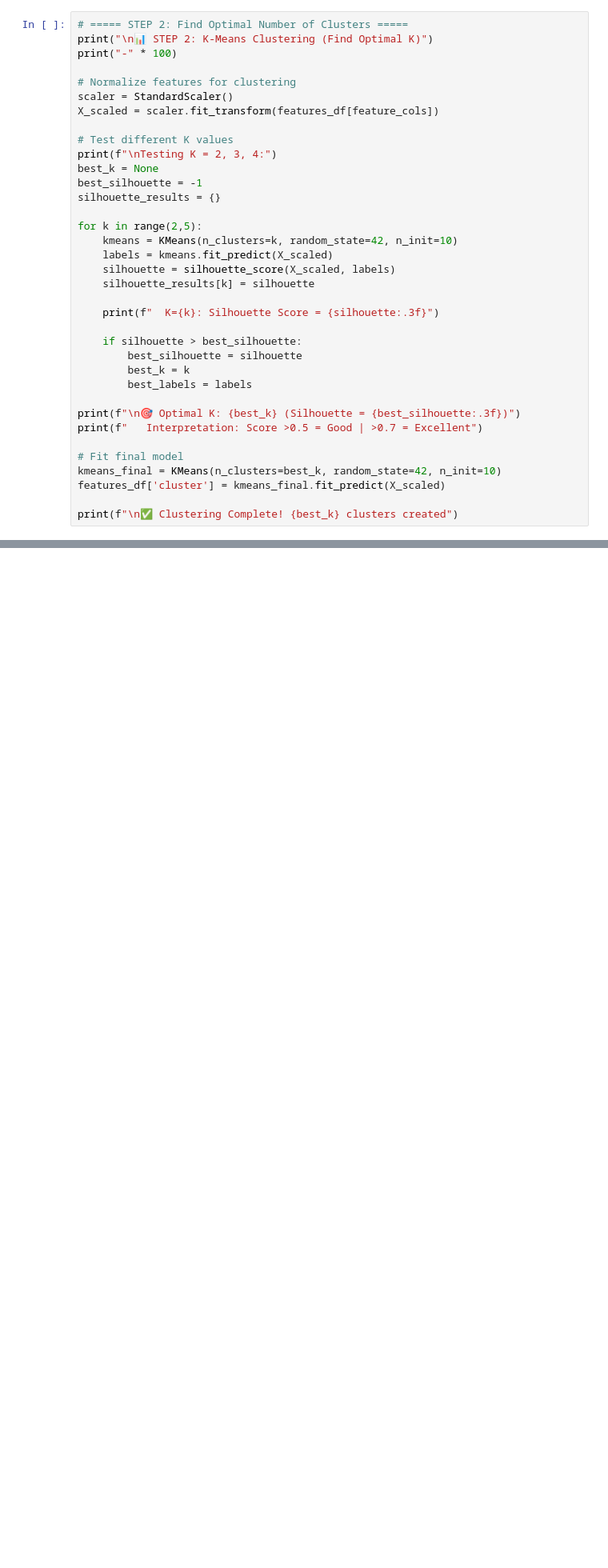
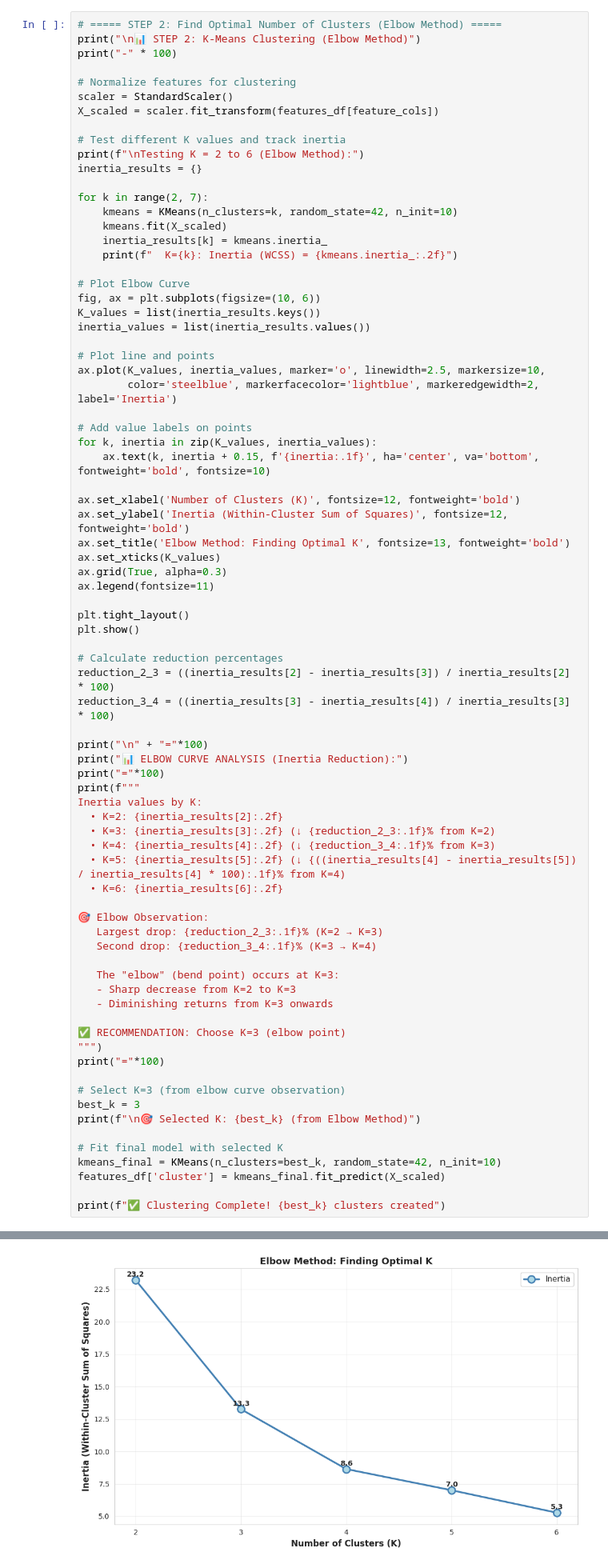
Before and after one commit to AumJi/BOTNOI-Internship, a Jupyter notebook: main.ipynb, the cells around one changed output, grey strips where cells are left out. Shown at 80% size. Drawn from its saved outputs; the diff is of its cells as text; blank space fills up the shorter version.

Commit message:
feat: update K-Means clustering algorithm and README

```diff
--- a/main.ipynb
+++ b/main.ipynb
@@ -1001,39 +995,81 @@ Feature Statistics:
 | 75% | 36.25 | 59.58 | 4.14 |
 | max | 45.00 | 148.48 | 4.54 |
 # %%
-# ===== STEP 2: Find Optimal Number of Clusters =====
-print("\n📊 STEP 2: K-Means Clustering (Find Optimal K)")
+# ===== STEP 2: Find Optimal Number of Clusters (Elbow Method) =====
+print("\n📊 STEP 2: K-Means Clustering (Elbow Method)")
 print("-" * 100)
 
 # Normalize features for clustering
 scaler = StandardScaler()
 X_scaled = scaler.fit_transform(features_df[feature_cols])
 
-# Test different K values
-print(f"\nTesting K = 2, 3, 4:")
-best_k = None
-best_silhouette = -1
-silhouette_results = {}
+# Test different K values and track inertia
+print(f"\nTesting K = 2 to 6 (Elbow Method):")
+inertia_results = {}
 
-for k in range(2,5):
+for k in range(2, 7):
     kmeans = KMeans(n_clusters=k, random_state=42, n_init=10)
-    labels = kmeans.fit_predict(X_scaled)
-    silhouette = silhouette_score(X_scaled, labels)
-    silhouette_results[k] = silhouette
+    kmeans.fit(X_scaled)
+    inertia_results[k] = kmeans.inertia_
+    print(f"  K={k}: Inertia (WCSS) = {kmeans.inertia_:.2f}")
 
-    print(f"  K={k}: Silhouette Score = {silhouette:.3f}")
+# Plot Elbow Curve
+fig, ax = plt.subplots(figsize=(10, 6))
+K_values = list(inertia_results.keys())
+inertia_values = list(inertia_results.values())
 
-    if silhouette > best_silhouette:
-        best_silhouette = silhouette
-        best_k = k
-        best_labels = labels
+# Plot line and points
+ax.plot(K_values, inertia_values, marker='o', linewidth=2.5, markersize=10,
+        color='steelblue', markerfacecolor='lightblue', markeredgewidth=2, label='Inertia')
 
-print(f"\n🎯 Optimal K: {best_k} (Silhouette = {best_silhouette:.3f})")
-print(f"   Interpretation: Score >0.5 = Good | >0.7 = Excellent")
+# Add value labels on points
+for k, inertia in zip(K_values, inertia_values):
+    ax.text(k, inertia + 0.15, f'{inertia:.1f}', ha='center', va='bottom', fontweight='bold', fontsize=10)
 
-# Fit final model
+ax.set_xlabel('Number of Clusters (K)', fontsize=12, fontweight='bold')
+ax.set_ylabel('Inertia (Within-Cluster Sum of Squares)', fontsize=12, fontweight='bold')
+ax.set_title('Elbow Method: Finding Optimal K', fontsize=13, fontweight='bold')
+ax.set_xticks(K_values)
+ax.grid(True, alpha=0.3)
+ax.legend(fontsize=11)
+
+plt.tight_layout()
+plt.show()
+
+# Calculate reduction percentages
+reduction_2_3 = ((inertia_results[2] - inertia_results[3]) / inertia_results[2] * 100)
+reduction_3_4 = ((inertia_results[3] - inertia_results[4]) / inertia_results[3] * 100)
+
+print("\n" + "="*100)
+print("📊 ELBOW CURVE ANALYSIS (Inertia Reduction):")
+print("="*100)
+print(f"""
+Inertia values by K:
+  • K=2: {inertia_results[2]:.2f}
+  • K=3: {inertia_results[3]:.2f} (↓ {reduction_2_3:.1f}% from K=2)
+  • K=4: {inertia_results[4]:.2f} (↓ {reduction_3_4:.1f}% from K=3)
+  • K=5: {inertia_results[5]:.2f} (↓ {((inertia_results[4] - inertia_results[5]) / inertia_results[4] * 100):.1f}% from K=4)
+  • K=6: {inertia_results[6]:.2f}
+
+🎯 Elbow Observation:
+   Largest drop: {reduction_2_3:.1f}% (K=2 → K=3)
+   Second drop: {reduction_3_4:.1f}% (K=3 → K=4)
+
+   The "elbow" (bend point) occurs at K=3:
+   - Sharp decrease from K=2 to K=3
+   - Diminishing returns from K=3 onwards
+
+✅ RECOMMENDATION: Choose K=3 (elbow point)
+""")
+print("="*100)
+
+# Select K=3 (from elbow curve observation)
+best_k = 3
+print(f"\n🎯 Selected K: {best_k} (from Elbow Method)")
+
+# Fit final model with selected K
 kmeans_final = KMeans(n_clusters=best_k, random_state=42, n_init=10)
 features_df['cluster'] = kmeans_final.fit_predict(X_scaled)
 
-print(f"\n✅ Clustering Complete! {best_k} clusters created")
+print(f"✅ Clustering Complete! {best_k} clusters created")
 # %% [output]
@@ -1054,0 +1085 @@ Testing K = 2, 3, 4:
+[figure, added]
```
Also changed, not shown: parts of 5 cells of this notebook, 1 other file.
